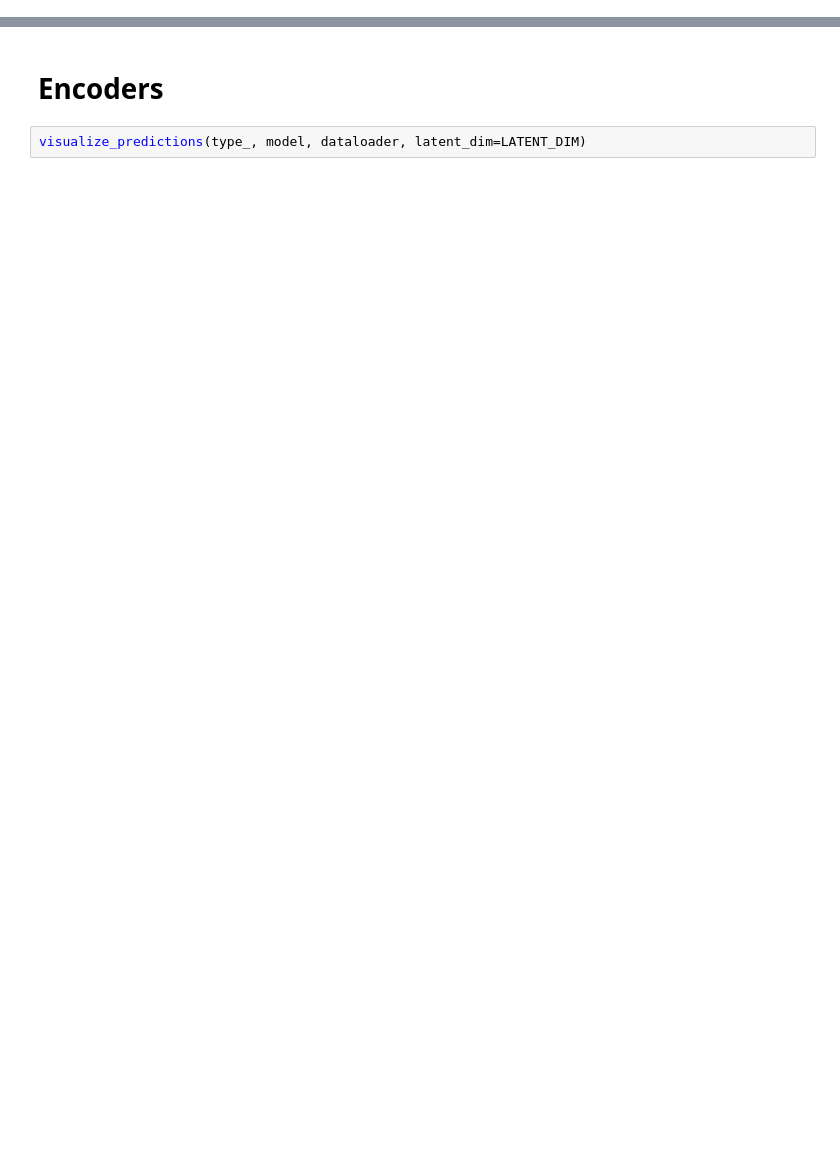
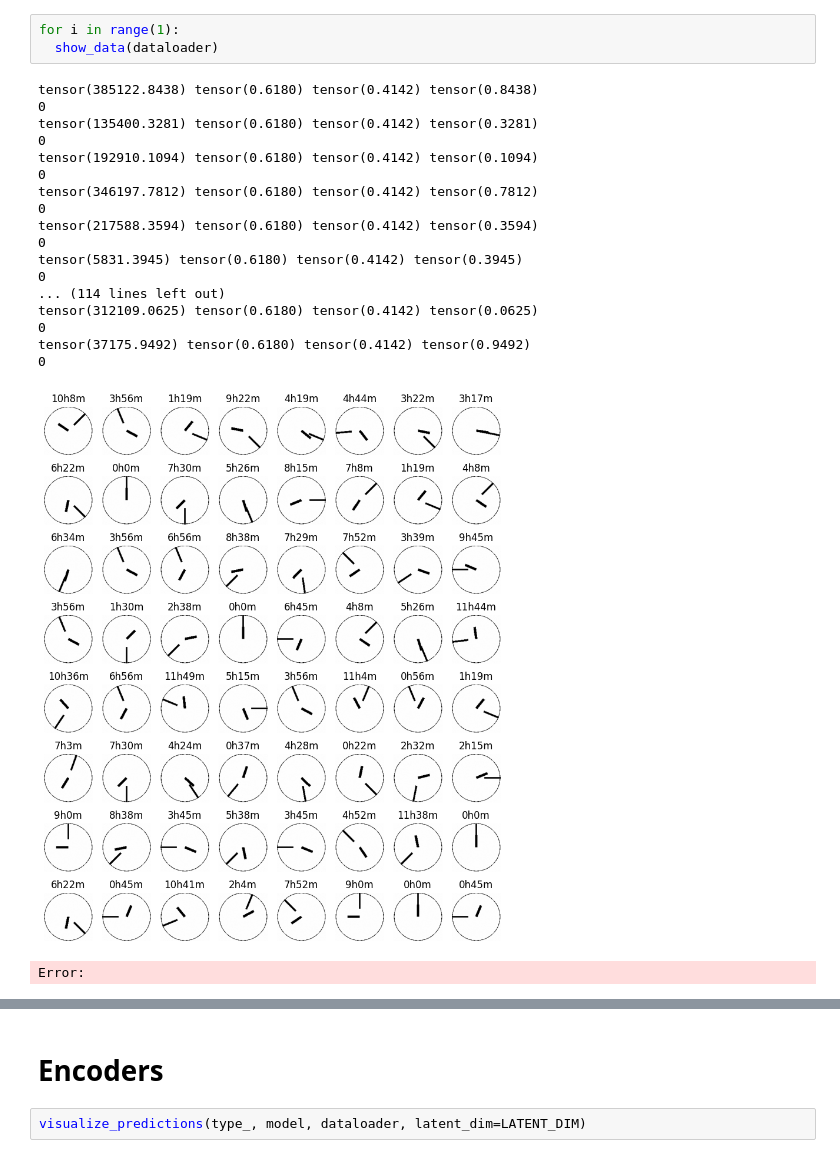
Before and after one commit to uzairname/manifold-learning, a Jupyter notebook: autoencoders.ipynb, the cells around one changed output, grey strips where cells are left out. Cells and saved outputs as stored; diff of their text form; blank space fills up the shorter version.

```diff
--- a/autoencoders.ipynb
+++ b/autoencoders.ipynb
@@ -63,3 +86,26 @@ model = load_model_state_dict(
+# %%
+for i in range(1):
+  show_data(dataloader)
+# %% [output]
+tensor(385122.8438) tensor(0.6180) tensor(0.4142) tensor(0.8438)
+0
+tensor(135400.3281) tensor(0.6180) tensor(0.4142) tensor(0.3281)
+0
+tensor(192910.1094) tensor(0.6180) tensor(0.4142) tensor(0.1094)
+0
+tensor(346197.7812) tensor(0.6180) tensor(0.4142) tensor(0.7812)
+0
+tensor(217588.3594) tensor(0.6180) tensor(0.4142) tensor(0.3594)
+0
+tensor(5831.3945) tensor(0.6180) tensor(0.4142) tensor(0.3945)
+0
+... (114 lines left out)
+tensor(312109.0625) tensor(0.6180) tensor(0.4142) tensor(0.0625)
+0
+tensor(37175.9492) tensor(0.6180) tensor(0.4142) tensor(0.9492)
+0
+[figure, added]
+Error:
 # %%
 eval_model(type_, model, [i for i in val_dataloader], device=device, latent_dim=LATENT_DIM, criterion=nn.SmoothL1Loss())
 # %% [output]
```
Also changed, not shown: parts of 9 cells of this notebook, 17 other files.
